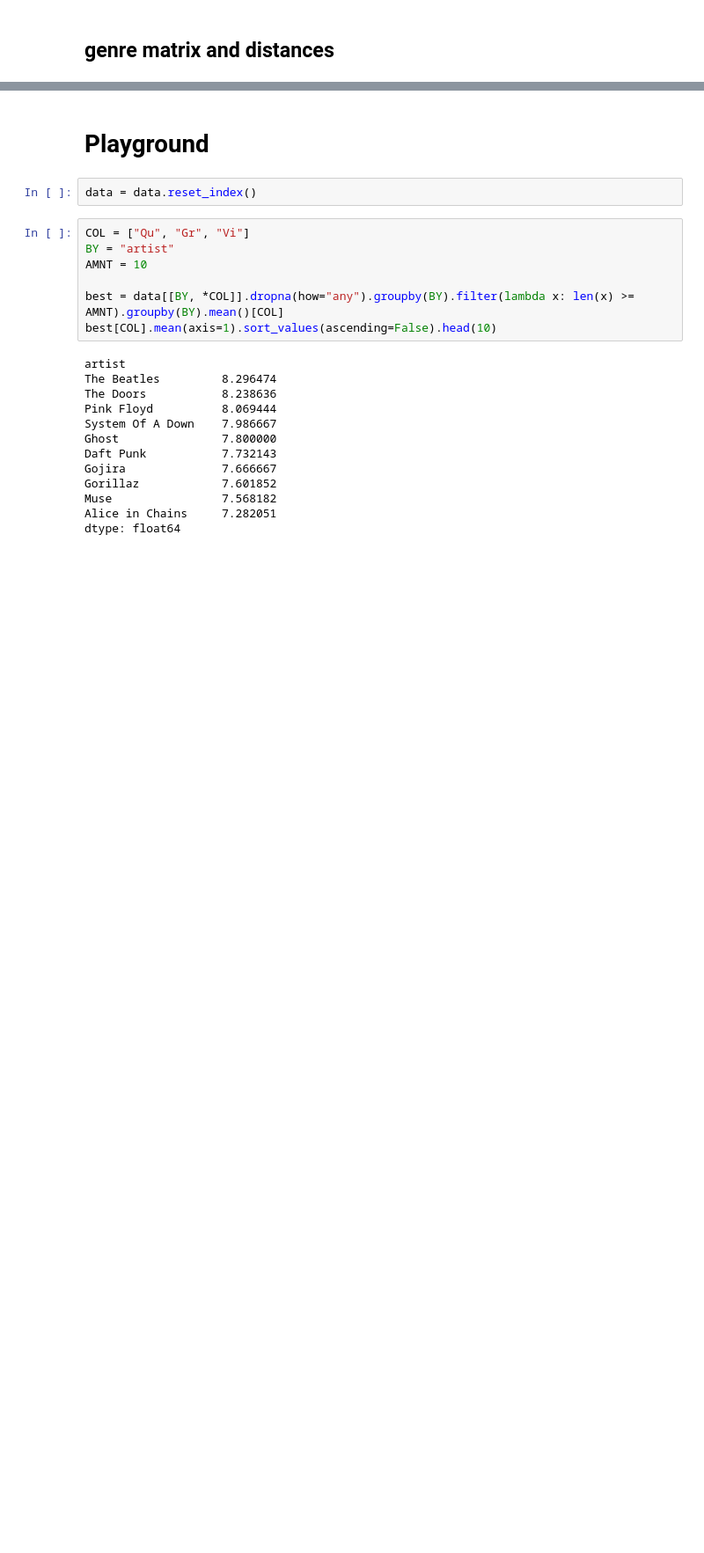
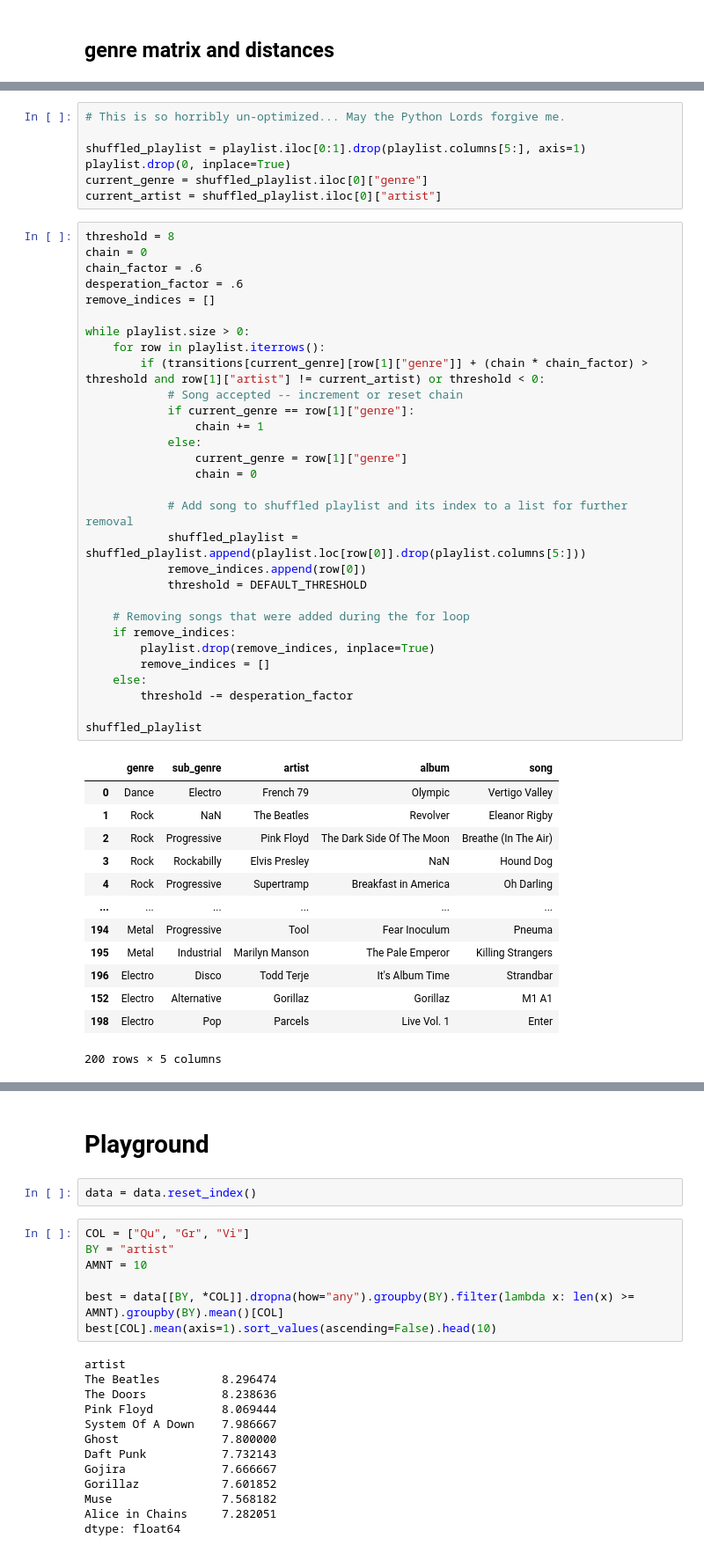
Before and after one commit to QuVil/mon-bot-le-dj, a Jupyter notebook: prototyping/prototyping.ipynb, the cells around one changed output, grey strips where cells are left out. Shown at 88% size. Drawn from its saved outputs; the diff is of its cells as text; blank space fills up the shorter version.

```diff
--- a/prototyping/prototyping.ipynb
+++ b/prototyping/prototyping.ipynb
@@ -212,0 +200,51 @@ test
+# %%
+# This is so horribly un-optimized... May the Python Lords forgive me.
+
+shuffled_playlist = playlist.iloc[0:1].drop(playlist.columns[5:], axis=1)
+playlist.drop(0, inplace=True)
+current_genre = shuffled_playlist.iloc[0]["genre"]
+current_artist = shuffled_playlist.iloc[0]["artist"]
+# %%
+threshold = 8
+chain = 0
+chain_factor = .6
+desperation_factor = .6
+remove_indices = []
+
+while playlist.size > 0:
+    for row in playlist.iterrows():
+        if (transitions[current_genre][row[1]["genre"]] + (chain * chain_factor) > threshold and row[1]["artist"] != current_artist) or threshold < 0:
+            # Song accepted -- increment or reset chain
+            if current_genre == row[1]["genre"]:
+                chain += 1
+            else:
+                current_genre = row[1]["genre"]
+                chain = 0
+
+            # Add song to shuffled playlist and its index to a list for further removal
+            shuffled_playlist = shuffled_playlist.append(playlist.loc[row[0]].drop(playlist.columns[5:]))
+            remove_indices.append(row[0])
+            threshold = DEFAULT_THRESHOLD
+
+    # Removing songs that were added during the for loop
+    if remove_indices:
+        playlist.drop(remove_indices, inplace=True)
+        remove_indices = []
+    else:
+        threshold -= desperation_factor
+
+shuffled_playlist
+# %% [output]
+|  | genre | sub_genre | artist | album | song |
+| 0 | Dance | Electro | French 79 | Olympic | Vertigo Valley |
+| 1 | Rock | NaN | The Beatles | Revolver | Eleanor Rigby |
+| 2 | Rock | Progressive | Pink Floyd | The Dark Side Of The Moon | Breathe (In The Air) |
+| 3 | Rock | Rockabilly | Elvis Presley | NaN | Hound Dog |
+| 4 | Rock | Progressive | Supertramp | Breakfast in America | Oh Darling |
+| ... | ... | ... | ... | ... | ... |
+| 194 | Metal | Progressive | Tool | Fear Inoculum | Pneuma |
+| 195 | Metal | Industrial | Marilyn Manson | The Pale Emperor | Killing Strangers |
+| 196 | Electro | Disco | Todd Terje | It's Album Time | Strandbar |
+| 152 | Electro | Alternative | Gorillaz | Gorillaz | M1 A1 |
+| 198 | Electro | Pop | Parcels | Live Vol. 1 | Enter |
+200 rows × 5 columns
```
Also changed, not shown: parts of 10 cells of this notebook, 4 other files.
